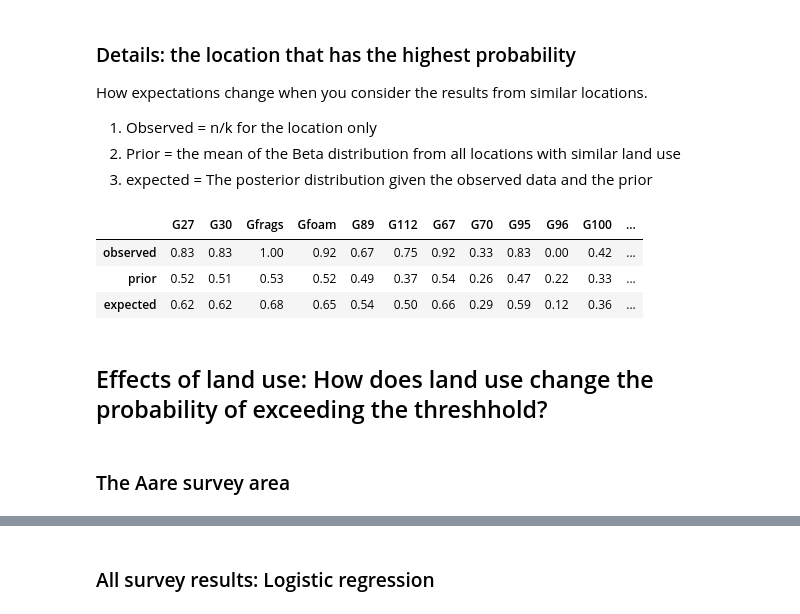
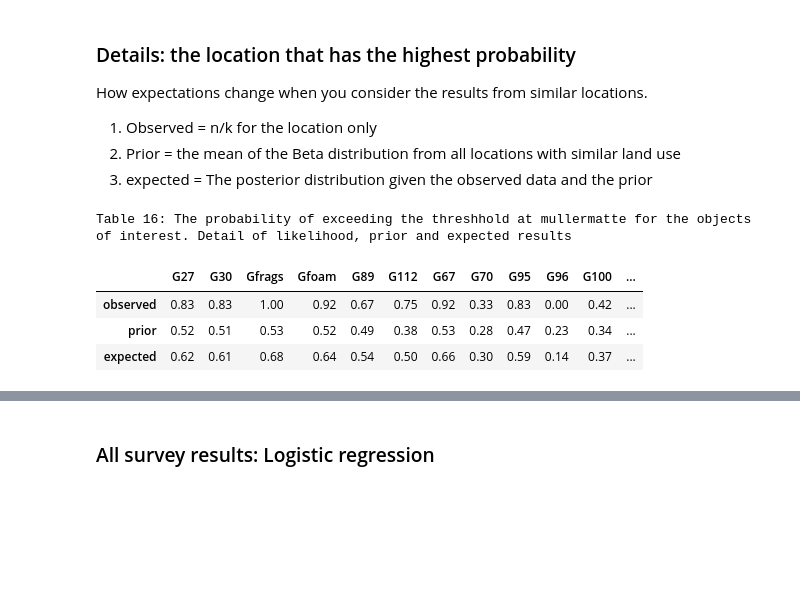
Before and after one commit to hammerdirt-analyst/landuse, a Jupyter notebook: probability.ipynb, the cells around one changed output, grey strips where cells are left out. Drawn from its saved outputs; the diff is of its cells as text; code cells hidden in the pictures; blank space fills up the shorter version.

Commit message:
added land use effects table. added pprobability tables. example mullermatte, aare, rhone

```diff
--- a/probability.ipynb
+++ b/probability.ipynb
@@ -1257,9 +300,0 @@ def section_results(y, survey_area):
-# %%
-# test the survey results of an object of interest
-# against a threshhold
-
-survey_area = 'aare'
-codes = ["G27", "G30", "Gfrags", "Gfoam", "G89", "G112", "G67", "G70", "G95", "G96", "G100", "G98"]
-aare = probability_of_survey_area(codes, df, lusek_copy, survey_area)
-
-threshholds= df[df.code.isin(codes)].groupby("code").pcs_m.median()
@@ -1331,0 +506,4 @@ alake.style.format(precision=2).background_gradient(vmin=low, vmax=high, cmap='Y
+# %%
+# other locations with similar land-cover attriutes
+caption = "<b>Table 4: </b> There are two other locations where the amount of buildings is between 50% and 55% of total land-use."
+land_use_keys[(land_use_keys.use == 'Siedl')&(land_use_keys.binned == 11)].style.set_caption(caption).set_table_styles(table_css_styles)
@@ -1331,0 +516,4 @@ alake.style.format(precision=2).background_gradient(vmin=low, vmax=high, cmap='Y
+# %%
+caption = "<b>Table 5:</b> There are six other locations that have between 40% and 50% forest land-cover."
+caption2 = "The environment around mullermatte is 51% buildings and 41% woods. The other locations from table 4 are not in table 5."
+land_use_keys[(land_use_keys.use == 'Wald')&(land_use_keys.binned == 9)].style.set_caption(f'{caption} {caption2}').set_table_styles(table_css_styles)
@@ -1331,0 +1278,16 @@ alake.style.format(precision=2).background_gradient(vmin=low, vmax=high, cmap='Y
+# %%
+# test the survey results of an object of interest
+# against a threshhold
+
+survey_area = 'aare'
+codes = ["G27", "G30", "Gfrags", "Gfoam", "G89", "G112", "G67", "G70", "G95", "G96", "G100", "G98", "G177", "G200"]
+aare = probability_of_survey_area(codes, df, lusek_copy, survey_area)
+
+caption = "<b>Table 13:</b>The objects of interest and the median pieces per meter from the national survey"
+
+threshholds= df[df.code.isin(codes)].groupby("code").pcs_m.median()
+
+tholds = pd.DataFrame(threshholds).T
+amin, amax = tholds.min().min(), tholds.max().max()
+tholds = tholds.style.format(precision=3).background_gradient(vmin=amin, vmax=amax, cmap='YlOrBr').set_table_styles(table_css_styles).set_caption(caption)
+tholds
@@ -1340,30 +1373,32 @@ How expectations change when you consider the results from similar locations.
 # %%
 alakep = lake_priors.loc[df[df.feature == 'bielersee'].location.unique()]
 
 alakep.sort_index(inplace=True)
 alakep = alakep[codes]
 row_two = alakep.loc["mullermatte"]
 row_two.name = "prior"
 
 low, high = alake.min().min(), alake.max().max()
 
 nks = []
 for code in codes:
     t_test = df[(df.location.isin(alake.index))&(df.code == code)].copy()
     threshhold = df[(df.code == code)].pcs_m.median()
     nk = luse.test_one_object(t_test, threshhold, "location")
     nk[code] = nk["k/n"]
     nks.append(nk[code])
 n_k_s = pd.concat(nks, axis=1)
 
 row_one = n_k_s.loc["mullermatte"]
 row_one.name = "observed"
 
-pd.concat([row_one, row_two, row_start], axis=1).T.style.format(precision=2).background_gradient(vmin=low, vmax=high, cmap='YlOrBr')
+detail = pd.concat([row_one, row_two, row_start], axis=1).T
+dd = detail.style.format(precision=2).background_gradient(vmin=low, vmax=high, cmap='YlOrBr')
+caption = "<b>Table 16:</b> The probability of exceeding the threshhold at mullermatte for the objects of interest. Detail of likelihood, prior and expected results"
+dd.set_table_styles(table_css_styles).set_caption(caption)
 # %% [output]
+Table 16: The probability of exceeding the threshhold at mullermatte for the objects of interest. Detail of likelihood, prior and expected results
 |  | G27 | G30 | Gfrags | Gfoam | G89 | G112 | G67 | G70 | G95 | G96 | G100 | ... |
 | observed | 0.83 | 0.83 | 1.00 | 0.92 | 0.67 | 0.75 | 0.92 | 0.33 | 0.83 | 0.00 | 0.42 | ... |
-| prior | 0.52 | 0.51 | 0.53 | 0.52 | 0.49 | 0.37 | 0.54 | 0.26 | 0.47 | 0.22 | 0.33 | ... |
-| expected | 0.62 | 0.62 | 0.68 | 0.65 | 0.54 | 0.50 | 0.66 | 0.29 | 0.59 | 0.12 | 0.36 | ... |
+| prior | 0.52 | 0.51 | 0.53 | 0.52 | 0.49 | 0.38 | 0.53 | 0.28 | 0.47 | 0.23 | 0.34 | ... |
+| expected | 0.62 | 0.61 | 0.68 | 0.64 | 0.54 | 0.50 | 0.66 | 0.30 | 0.59 | 0.14 | 0.37 | ... |
-# %% [markdown]
-## Effects of land use: How does land use change the probability of exceeding the threshhold?
@@ -1379,2 +1404,0 @@ binmap["p"] = binmap.index.map(lambda x: G27.loc[x])
-# %% [markdown]
-### The Aare survey area
```
Also changed, not shown: parts of 80 cells of this notebook, 56 other files.
